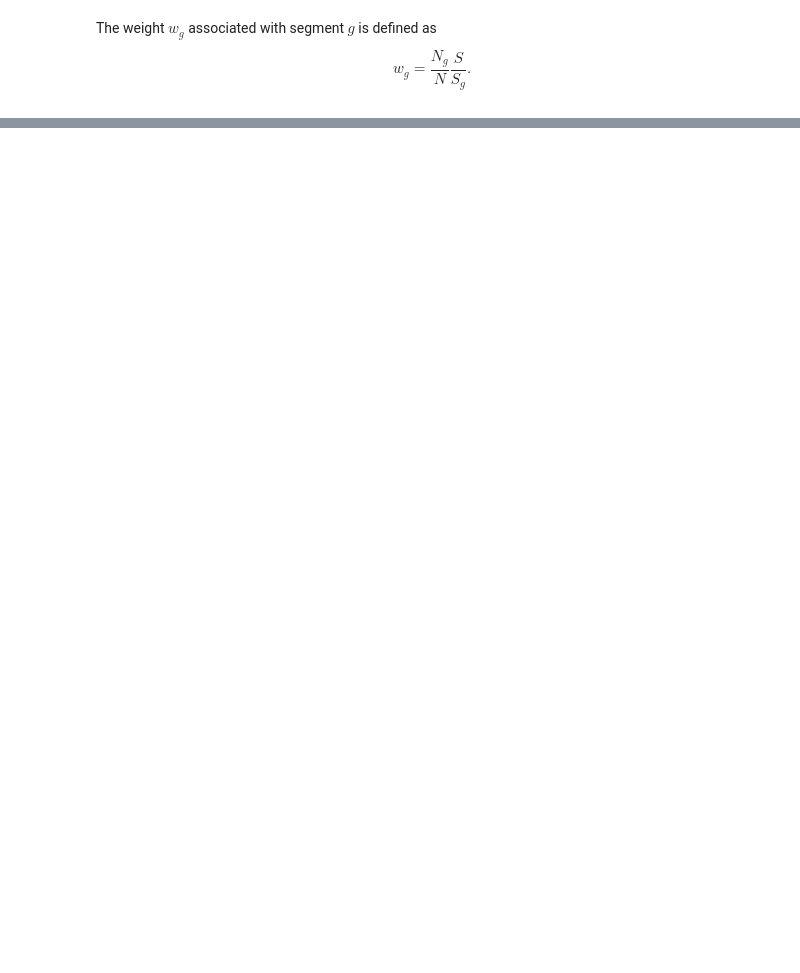
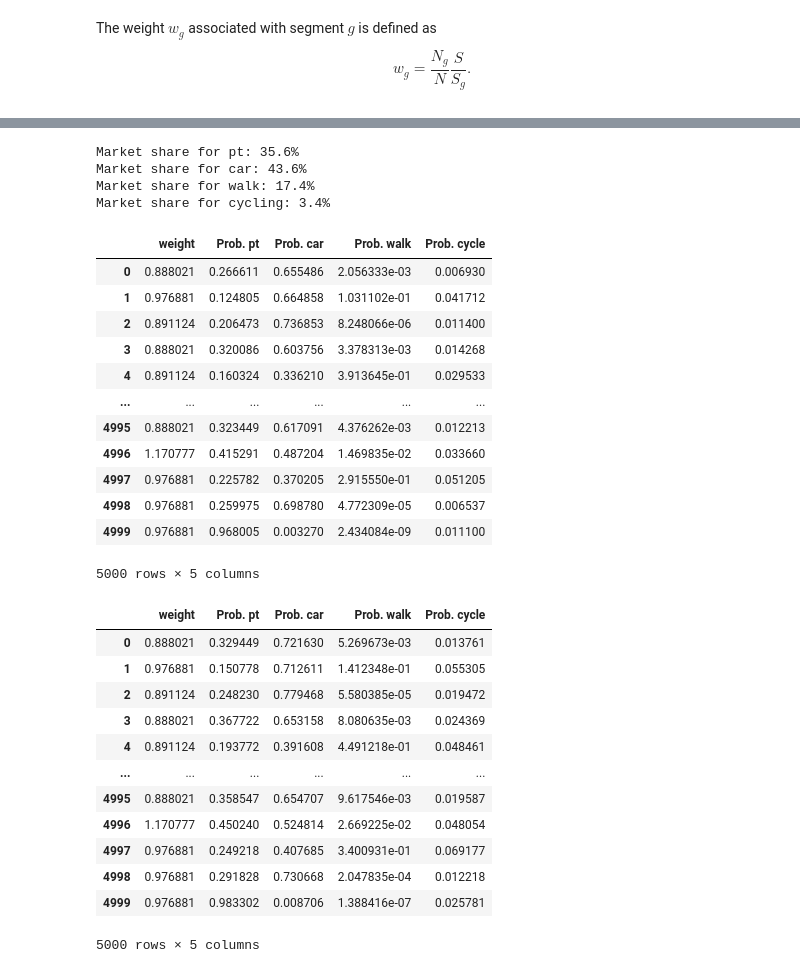
Before and after one commit to jayati-17/Discrete_choice_modelling, a Jupyter notebook: Models.ipynb, the cells around one changed output, grey strips where cells are left out. Cells and saved outputs as stored; diff of their text form; code cells hidden in the pictures; blank space fills up the shorter version.

```diff
--- a/Models.ipynb
+++ b/Models.ipynb
@@ -807,0 +748,55 @@ BiogemeError: Incomplete dict. The value of ASC_CYCLE_AGE is not provided.
+# %%
+
+market_share_pt = simulated_values['Weighted pt'].mean()
+print(f'Market share for pt: {100*market_share_pt:.1f}%')
+
+market_share_car = simulated_values['Weighted car'].mean()
+print(f'Market share for car: {100*market_share_car:.1f}%')
+
+market_share_walk = simulated_values['Weighted walk'].mean()
+print(f'Market share for walk: {100*market_share_walk:.1f}%')
+
+market_share_cycle = simulated_values['Weighted cycle'].mean()
+print(f'Market share for cycling: {100*market_share_cycle:.1f}%')
+
+biogeme_model_4.bootstrap_samples = 100
+results_bootstrapping = biogeme_model_4.estimate(run_bootstrap=True)
+
+betas = biogeme_model_4.free_beta_names
+b = results_bootstrapping.get_betas_for_sensitivity_analysis(betas)
+left, right = biosim.confidence_intervals(b, 0.9)
+
+display(left)
+
+display(right)
+# %% [output]
+Market share for pt: 35.6%
+Market share for car: 43.6%
+Market share for walk: 17.4%
+Market share for cycling: 3.4%
+|  | weight | Prob. pt | Prob. car | Prob. walk | Prob. cycle |
+| 0 | 0.888021 | 0.266611 | 0.655486 | 2.056333e-03 | 0.006930 |
+| 1 | 0.976881 | 0.124805 | 0.664858 | 1.031102e-01 | 0.041712 |
+| 2 | 0.891124 | 0.206473 | 0.736853 | 8.248066e-06 | 0.011400 |
+| 3 | 0.888021 | 0.320086 | 0.603756 | 3.378313e-03 | 0.014268 |
+| 4 | 0.891124 | 0.160324 | 0.336210 | 3.913645e-01 | 0.029533 |
+| ... | ... | ... | ... | ... | ... |
+| 4995 | 0.888021 | 0.323449 | 0.617091 | 4.376262e-03 | 0.012213 |
+| 4996 | 1.170777 | 0.415291 | 0.487204 | 1.469835e-02 | 0.033660 |
+| 4997 | 0.976881 | 0.225782 | 0.370205 | 2.915550e-01 | 0.051205 |
+| 4998 | 0.976881 | 0.259975 | 0.698780 | 4.772309e-05 | 0.006537 |
+| 4999 | 0.976881 | 0.968005 | 0.003270 | 2.434084e-09 | 0.011100 |
+5000 rows × 5 columns
+|  | weight | Prob. pt | Prob. car | Prob. walk | Prob. cycle |
+| 0 | 0.888021 | 0.329449 | 0.721630 | 5.269673e-03 | 0.013761 |
+| 1 | 0.976881 | 0.150778 | 0.712611 | 1.412348e-01 | 0.055305 |
+| 2 | 0.891124 | 0.248230 | 0.779468 | 5.580385e-05 | 0.019472 |
+| 3 | 0.888021 | 0.367722 | 0.653158 | 8.080635e-03 | 0.024369 |
+| 4 | 0.891124 | 0.193772 | 0.391608 | 4.491218e-01 | 0.048461 |
+| ... | ... | ... | ... | ... | ... |
+| 4995 | 0.888021 | 0.358547 | 0.654707 | 9.617546e-03 | 0.019587 |
+| 4996 | 1.170777 | 0.450240 | 0.524814 | 2.669225e-02 | 0.048054 |
+| 4997 | 0.976881 | 0.249218 | 0.407685 | 3.400931e-01 | 0.069177 |
+| 4998 | 0.976881 | 0.291828 | 0.730668 | 2.047835e-04 | 0.012218 |
+| 4999 | 0.976881 | 0.983302 | 0.008706 | 1.388416e-07 | 0.025781 |
+5000 rows × 5 columns
```
Also changed, not shown: parts of 18 cells of this notebook.
